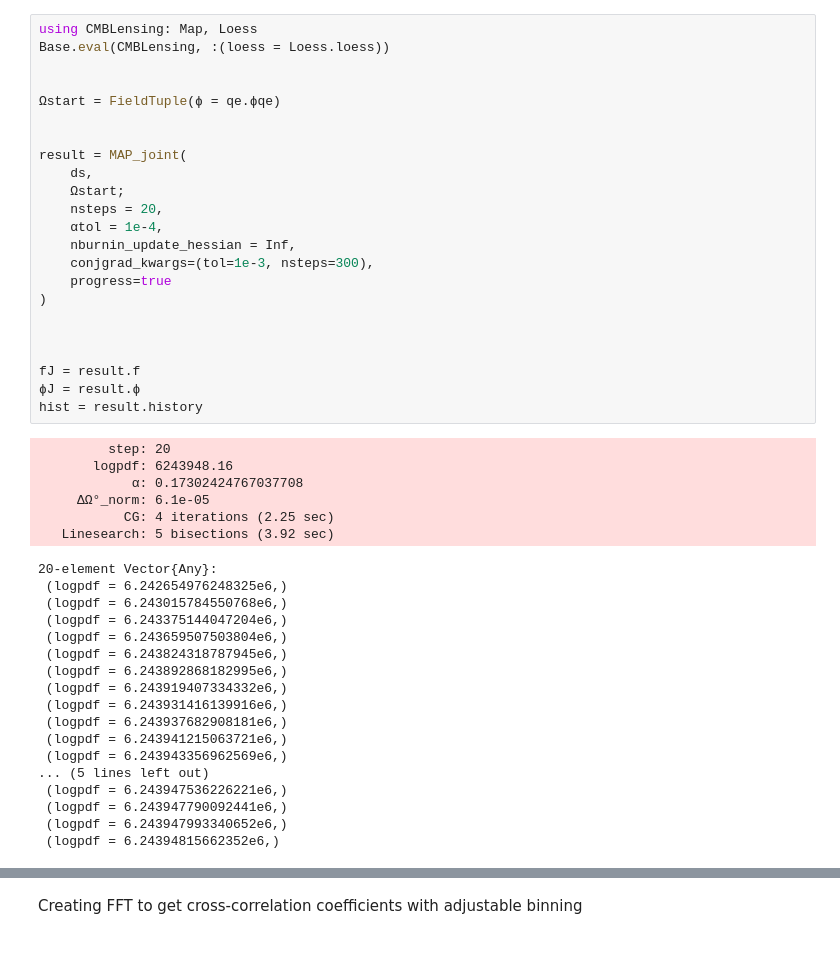
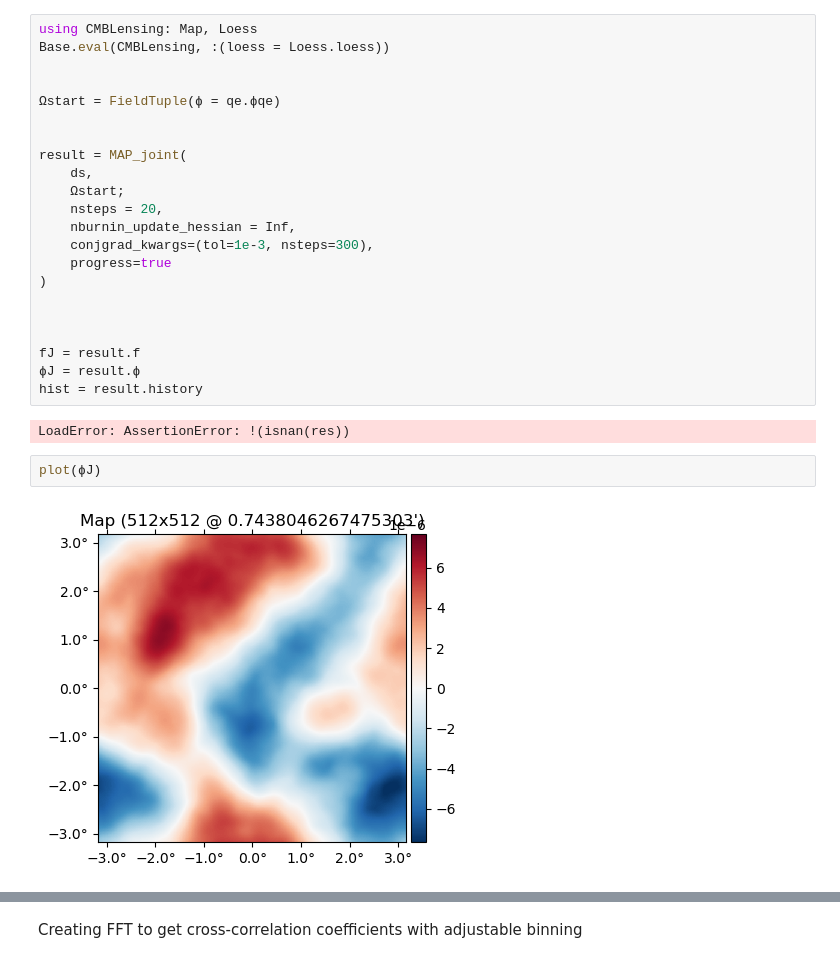
Before and after one commit to mdh959/CMB_Project, a Jupyter notebook: project.ipynb, the cells around one changed output, grey strips where cells are left out. Drawn from its saved outputs; the diff is of its cells as text.

```diff
--- a/project.ipynb
+++ b/project.ipynb
@@ -67,7 +102,6 @@ result = MAP_joint(
     ds,
     Ωstart;
     nsteps = 20,
-    αtol = 1e-4,
     nburnin_update_hessian = Inf,
     conjgrad_kwargs=(tol=1e-3, nsteps=300),
     progress=true
@@ -79,26 +113,8 @@ fJ = result.f
 ϕJ = result.ϕ
 hist = result.history
 # %% [output]
-         step: 20
-       logpdf: 6243948.16
-            α: 0.17302424767037708
-     ΔΩ°_norm: 6.1e-05
-           CG: 4 iterations (2.25 sec)
-   Linesearch: 5 bisections (3.92 sec)
+LoadError: AssertionError: !(isnan(res))
-20-element Vector{Any}:
- (logpdf = 6.242654976248325e6,)
- (logpdf = 6.243015784550768e6,)
- (logpdf = 6.243375144047204e6,)
- (logpdf = 6.243659507503804e6,)
- (logpdf = 6.243824318787945e6,)
- (logpdf = 6.243892868182995e6,)
- (logpdf = 6.243919407334332e6,)
- (logpdf = 6.243931416139916e6,)
- (logpdf = 6.243937682908181e6,)
- (logpdf = 6.243941215063721e6,)
- (logpdf = 6.243943356962569e6,)
-... (5 lines left out)
- (logpdf = 6.243947536226221e6,)
- (logpdf = 6.243947790092441e6,)
- (logpdf = 6.243947993340652e6,)
- (logpdf = 6.24394815662352e6,)
+# %%
+plot(ϕJ)
+# %% [output]
+[figure, added]
```
Also changed, not shown: parts of 19 cells of this notebook, 1 other file.
